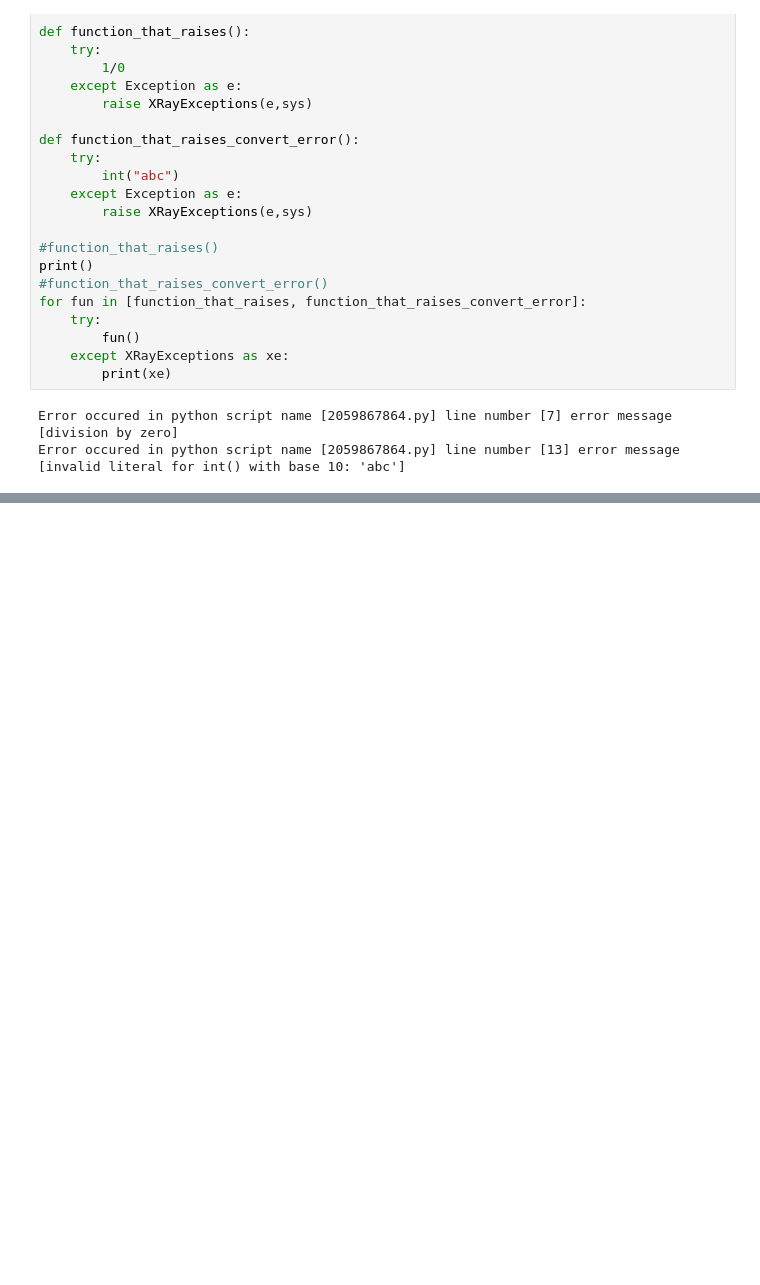
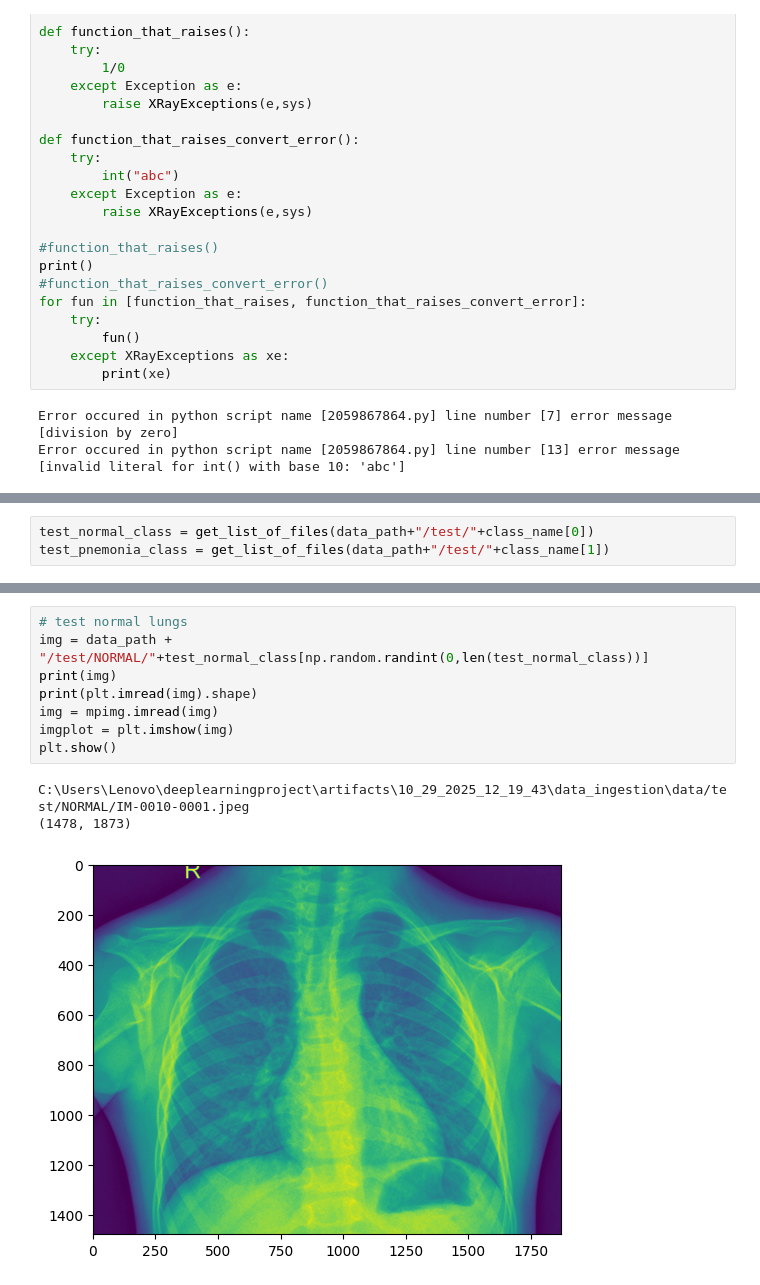
Before and after one commit to galibmulani/deeplearningproject, a Jupyter notebook: experiment/experiment.ipynb, the cells around one changed output, grey strips where cells are left out. Drawn from its saved outputs; the diff is of its cells as text; blank space fills up the shorter version.

```diff
--- a/experiment/experiment.ipynb
+++ b/experiment/experiment.ipynb
@@ -75,0 +173,3 @@ Error occured in python script name [2059867864.py] line number [13] error messa
+# %%
+test_normal_class = get_list_of_files(data_path+"/test/"+class_name[0])
+test_pnemonia_class = get_list_of_files(data_path+"/test/"+class_name[1])
@@ -75,0 +230,12 @@ Error occured in python script name [2059867864.py] line number [13] error messa
+# %%
+# test normal lungs
+img = data_path + "/test/NORMAL/"+test_normal_class[np.random.randint(0,len(test_normal_class))]
+print(img)
+print(plt.imread(img).shape)
+img = mpimg.imread(img)
+imgplot = plt.imshow(img)
+plt.show()
+# %% [output]
+C:\Users\Lenovo\deeplearningproject\artifacts\10_29_2025_12_19_43\data_ingestion\data/test/NORMAL/IM-0010-0001.jpeg
+(1478, 1873)
+[figure, added]
```
Also changed, not shown: parts of 40 cells of this notebook, 8 other files.
